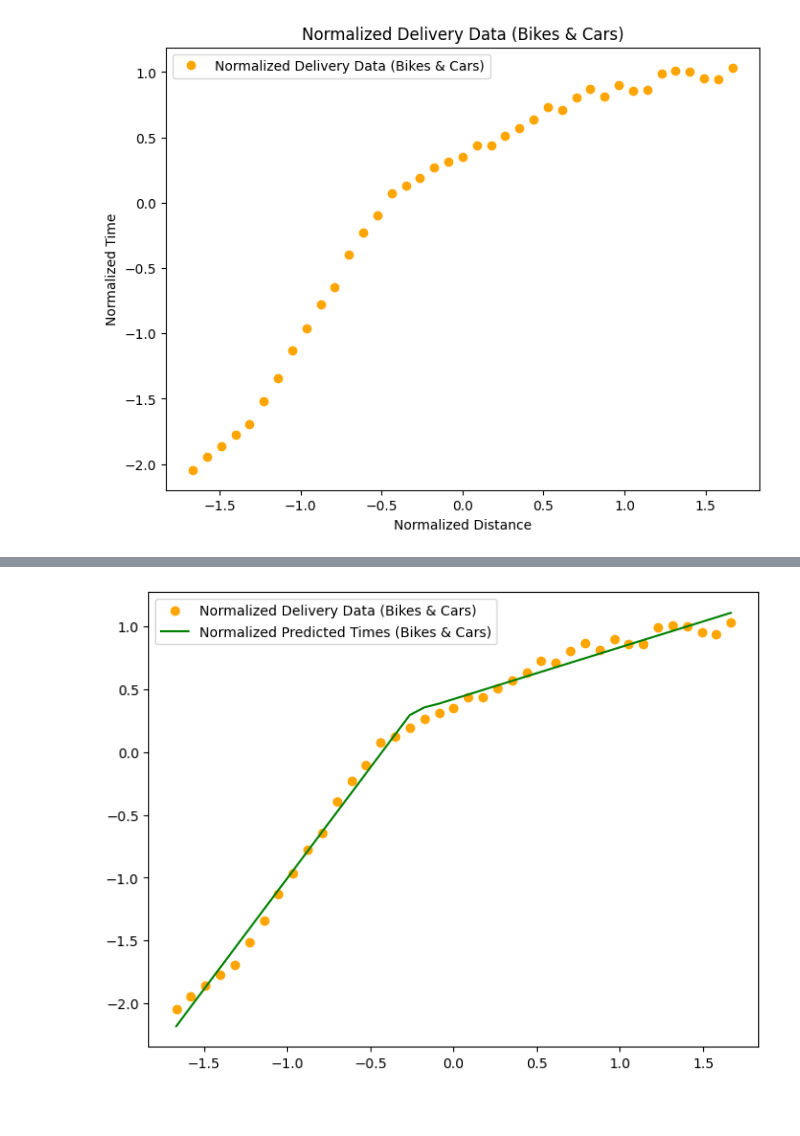
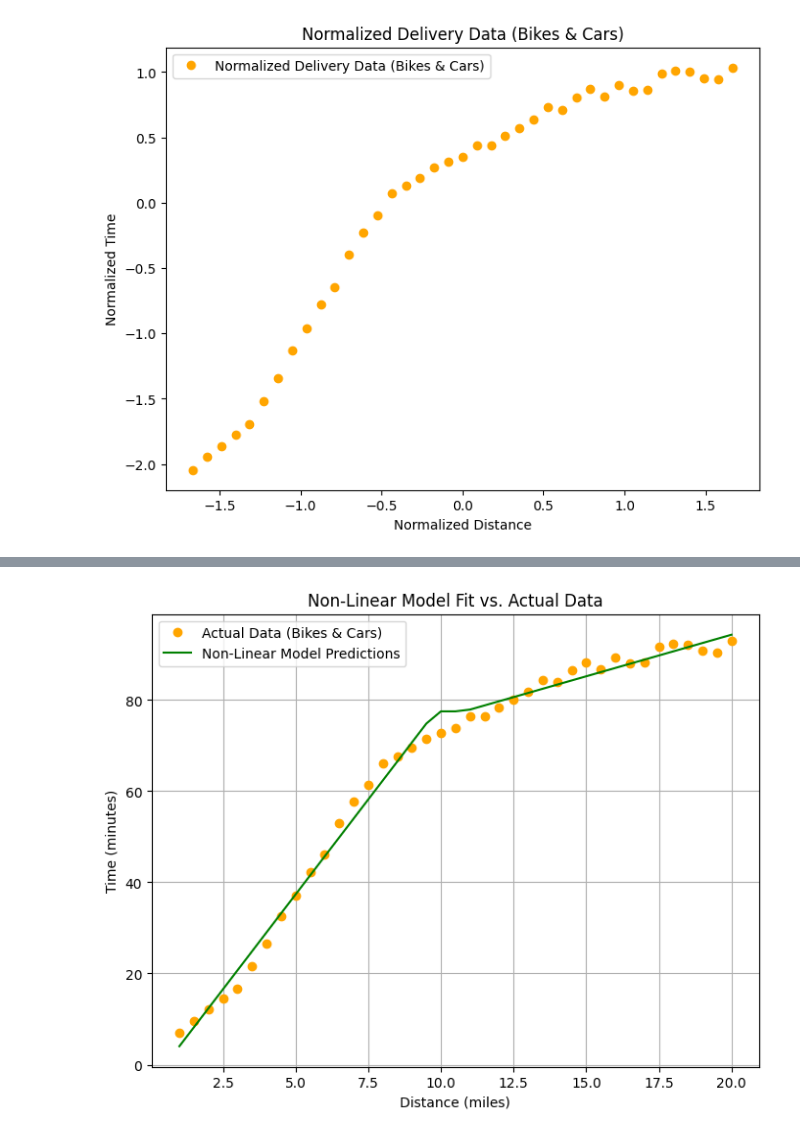
Before and after one commit to golden-ferro/PyTorch-Deep-Learning, a Jupyter notebook: non-linear-activation-functions.ipynb, the cells around one changed output, grey strips where cells are left out. Drawn from its saved outputs; the diff is of its cells as text; code cells hidden in the pictures; blank space fills up the shorter version.

Commit message:
Kaggle Notebook | non-linear activation functions  | Version 4

```diff
--- a/non-linear-activation-functions.ipynb
+++ b/non-linear-activation-functions.ipynb
@@ -84,13 +84,24 @@ Epoch 3000: Loss = 0.005305796395987272
 # %%
+model.eval()
+
 with torch.no_grad():
-    predicted_times = model(distances_norm)
+    predicted_norm = model(distances_norm)
+
+predicted_times = (predicted_norm * times_std) + times_mean
+
 plt.figure(figsize=(8, 6))
-plt.plot(distances_norm.numpy(), times_norm.numpy(), color='orange', marker='o', linestyle='none', label='Normalized Delivery Data (Bikes & Cars)')
-plt.plot(distances_norm.numpy(), predicted_times.numpy(), color='green', marker='None', label='Normalized Predicted Times (Bikes & Cars)')
+
+plt.plot(distances.numpy(), times.numpy(), color='orange', marker='o', linestyle='none', label='Actual Data (Bikes & Cars)')
+
+plt.plot(distances.numpy(), predicted_times.numpy(), color='green', label='Non-Linear Model Predictions')
+plt.title('Non-Linear Model Fit vs. Actual Data')
+plt.xlabel('Distance (miles)')
+plt.ylabel('Time (minutes)')
 plt.legend()
+plt.grid(True)
 plt.show()
 # %% [output]
-[figure, old version]
+[figure, new version]
 # %%
 distance_to_predict = 5.1
 # %%
```
Also changed, not shown: parts of 2 cells of this notebook.
